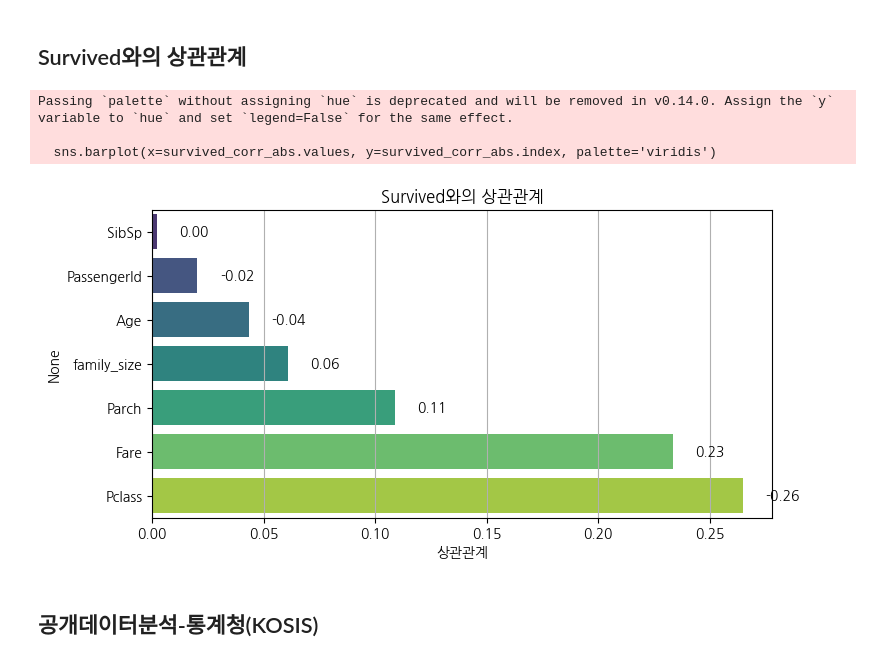
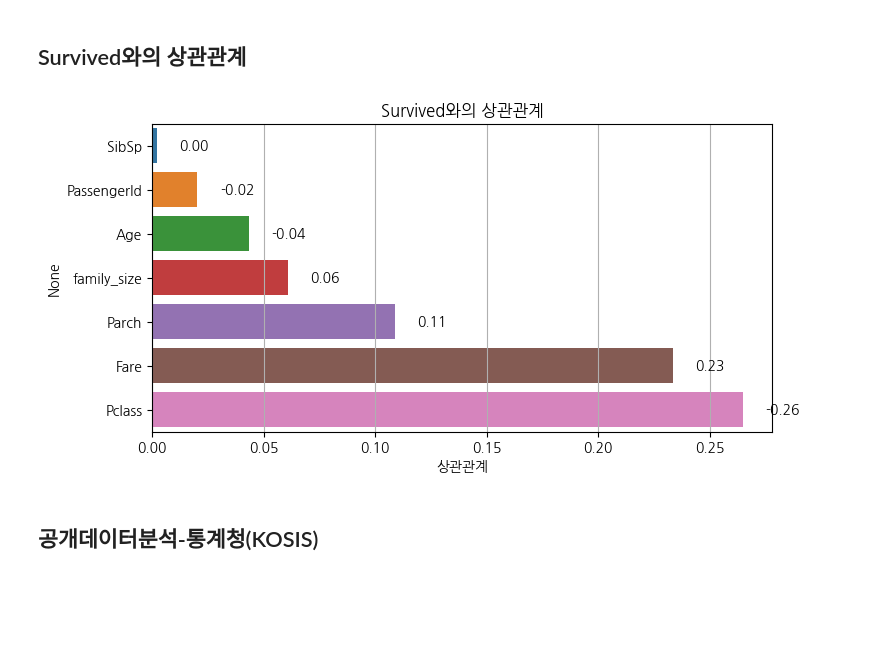
Before and after one commit to lie-42/2025-1-myclass-BDA, a Jupyter notebook: inclass/SWIMMINGPOOLtitanic_ipynb의_사본_update1.ipynb, the cells around one changed output. Saved outputs shown, nothing was run; the diff lists cells and outputs as text; code cells hidden in the pictures; blank space fills up the shorter version.

```diff
--- a/inclass/SWIMMINGPOOLtitanic_ipynb의_사본_update1.ipynb
+++ b/inclass/SWIMMINGPOOLtitanic_ipynb의_사본_update1.ipynb
@@ -203,30 +203,27 @@ plt.show()
 # %%
 # 수치형 변수 간 상관관계 분석
 correlation = df.corr(numeric_only=True)
 
 # Survived와의 상관관계만 추출 (자기 자신 제외)
 survived_corr = correlation['Survived'].drop('Survived')
 
 # 절대값 기준 정렬
 survived_corr_abs = survived_corr.abs().sort_values(ascending=True)
 
 # 시각화: 절댓값 기준 막대그래프 (모두 오른쪽 방향)
 plt.figure(figsize=(8, 4))
-sns.barplot(x=survived_corr_abs.values, y=survived_corr_abs.index, palette='viridis')
+sns.barplot(x=survived_corr_abs.values, y=survived_corr_abs.index, hue=survived_corr_abs.index)
 
 # 막대에 실제 상관계수 표시
 for index, value in enumerate(survived_corr_abs.index):
     plt.text(survived_corr_abs[value] + 0.01, index, f"{survived_corr[value]:.2f}", va='center')
 
 plt.title('Survived와의 상관관계')
 plt.xlabel('상관관계')
 plt.grid(axis='x')
 plt.show()
 # %% [output]
-Passing `palette` without assigning `hue` is deprecated and will be removed in v0.14.0. Assign the `y` variable to `hue` and set `legend=False` for the same effect.
-
-  sns.barplot(x=survived_corr_abs.values, y=survived_corr_abs.index, palette='viridis')
-[figure, old version]
+[figure, new version]
 # %% [markdown]
 ## 공개데이터분석-통계청(KOSIS)
 # %% [markdown]
```
